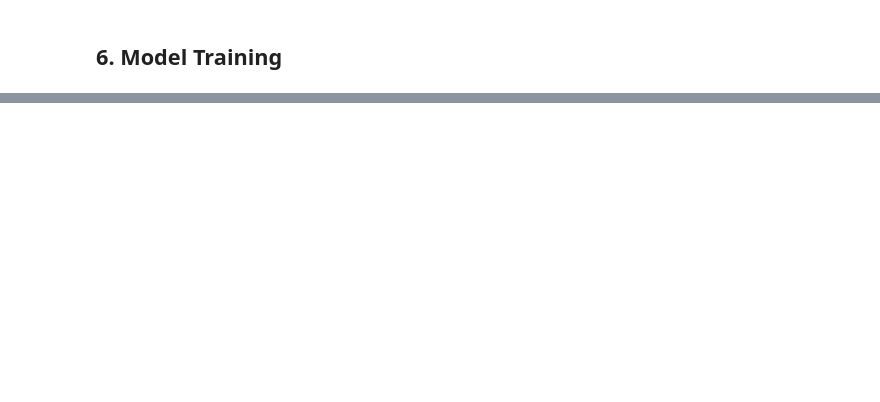
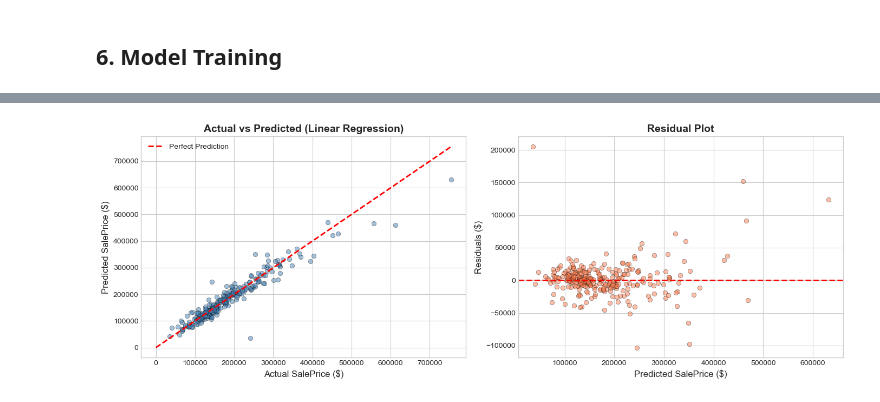
Before and after one commit to ramishalidev/House-Price-Prediction, a Jupyter notebook: house-price-prediction.ipynb, the cells around one changed output, grey strips where cells are left out. Saved outputs shown, nothing was run; the diff lists cells and outputs as text; code cells hidden in the pictures; blank space fills up the shorter version.

```diff
--- a/house-price-prediction.ipynb
+++ b/house-price-prediction.ipynb
@@ -692,0 +553,29 @@ print(f"   Median: ${np.median(test_predictions):,.0f}")
+# %%
+# Actual vs Predicted plot
+fig, axes = plt.subplots(1, 2, figsize=(14, 5))
+
+# Scatter plot - convert back from log scale for visualization
+actual_prices = np.expm1(y_val)
+predicted_prices = np.expm1(lr_val_pred)
+
+axes[0].scatter(actual_prices, predicted_prices, alpha=0.5, c='steelblue', edgecolors='black', linewidth=0.5)
+max_val = max(actual_prices.max(), predicted_prices.max())
+axes[0].plot([0, max_val], [0, max_val], 'r--', lw=2, label='Perfect Prediction')
+axes[0].set_xlabel('Actual SalePrice ($)', fontsize=12)
+axes[0].set_ylabel('Predicted SalePrice ($)', fontsize=12)
+axes[0].set_title('Actual vs Predicted (Linear Regression)', fontsize=14, fontweight='bold')
+axes[0].legend()
+
+# Residual plot
+residuals = actual_prices - predicted_prices
+axes[1].scatter(predicted_prices, residuals, alpha=0.5, c='coral', edgecolors='black', linewidth=0.5)
+axes[1].axhline(y=0, color='r', linestyle='--', lw=2)
+axes[1].set_xlabel('Predicted SalePrice ($)', fontsize=12)
+axes[1].set_ylabel('Residuals ($)', fontsize=12)
+axes[1].set_title('Residual Plot', fontsize=14, fontweight='bold')
+
+plt.tight_layout()
+plt.savefig('visualizations/model_evaluation.png', dpi=150, bbox_inches='tight')
+plt.show()
+# %% [output]
+[figure, added]
```
Also changed, not shown: parts of 60 cells of this notebook, 15 other files.
